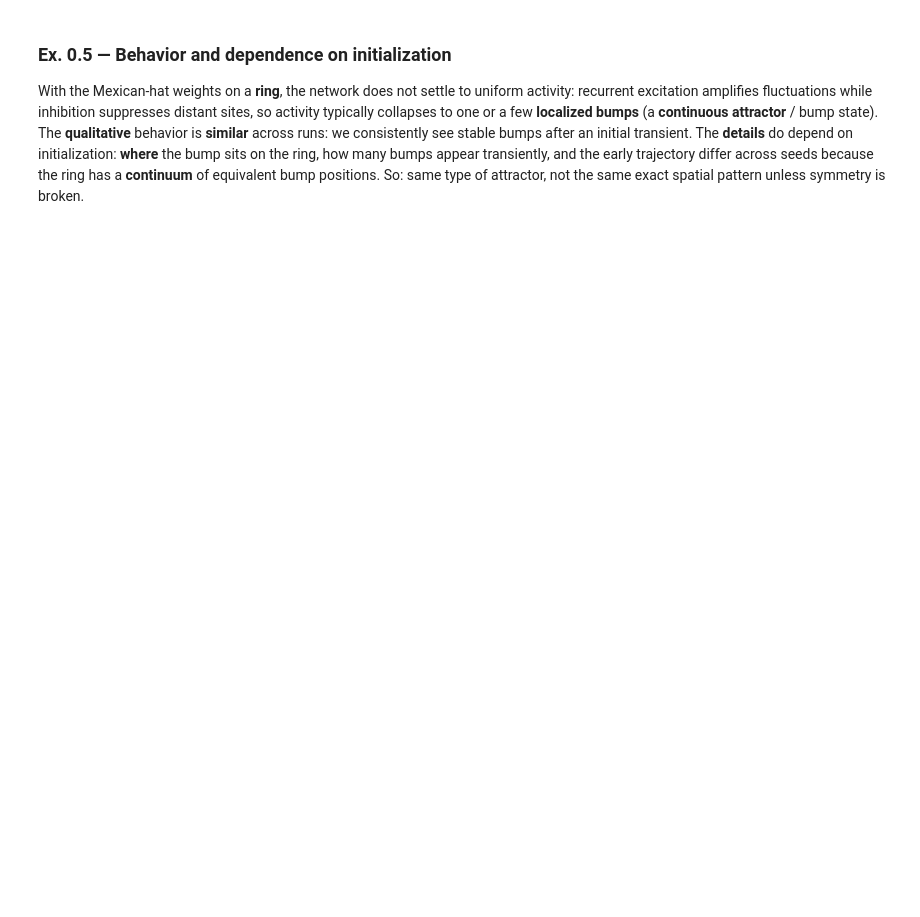
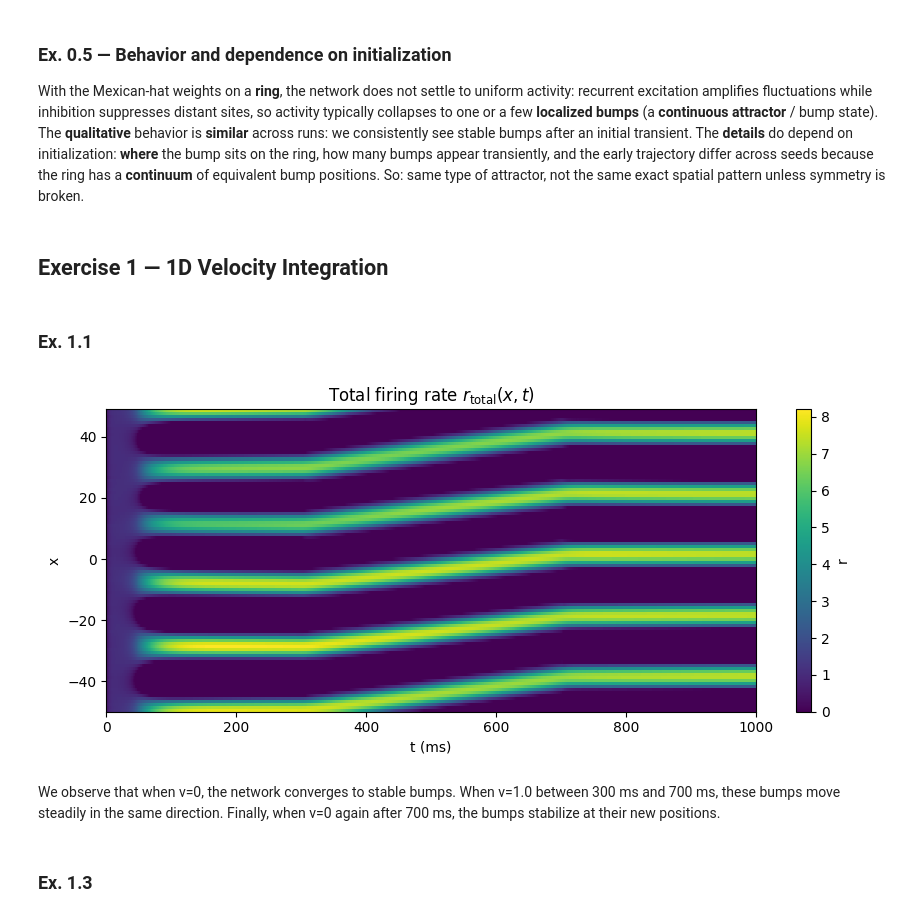
Before and after one commit to Noaemien/neural_dyn_proj, a Jupyter notebook: Exercises.ipynb, the cells around one changed output. Drawn from its saved outputs; the diff is of its cells as text; code cells hidden in the pictures; blank space fills up the shorter version.

```diff
--- a/Exercises.ipynb
+++ b/Exercises.ipynb
@@ -95,3 +95,7 @@ plt.show()
 ### Ex. 0.5 — Behavior and dependence on initialization
 
 With the Mexican-hat weights on a **ring**, the network does not settle to uniform activity: recurrent excitation amplifies fluctuations while inhibition suppresses distant sites, so activity typically collapses to one or a few **localized bumps** (a **continuous attractor** / bump state). The **qualitative** behavior is **similar** across runs: we consistently see stable bumps after an initial transient. The **details** do depend on initialization: **where** the bump sits on the ring, how many bumps appear transiently, and the early trajectory differ across seeds because the ring has a **continuum** of equivalent bump positions. So: same type of attractor, not the same exact spatial pattern unless symmetry is broken.
+# %% [markdown]
+## Exercise 1 — 1D Velocity Integration
+# %% [markdown]
+### Ex. 1.1
@@ -97,0 +148,23 @@ With the Mexican-hat weights on a **ring**, the network does not settle to unifo
+# %%
+rtotal_hist = run_two_population_integrator(67)
+
+fig, ax = plt.subplots(figsize=(9, 4))
+im = ax.imshow(
+    rtotal_hist.T,
+    aspect="auto",
+    origin="lower",
+    extent=(0, T, x.min(), x.max()),
+    interpolation="nearest",
+)
+ax.set_xlabel("t (ms)")
+ax.set_ylabel("x")
+ax.set_title(r"Total firing rate $r_{\mathrm{total}}(x,t)$")
+plt.colorbar(im, ax=ax, label="r")
+plt.tight_layout()
+plt.show()
+# %% [output]
+[figure, added]
+# %% [markdown]
+We observe that when v=0, the network converges to stable bumps. When v=1.0 between 300 ms and 700 ms, these bumps move steadily in the same direction. Finally, when v=0 again after 700 ms, the bumps stabilize at their new positions.
+# %% [markdown]
+### Ex. 1.3
```
Also changed, not shown: parts of 8 cells of this notebook.
